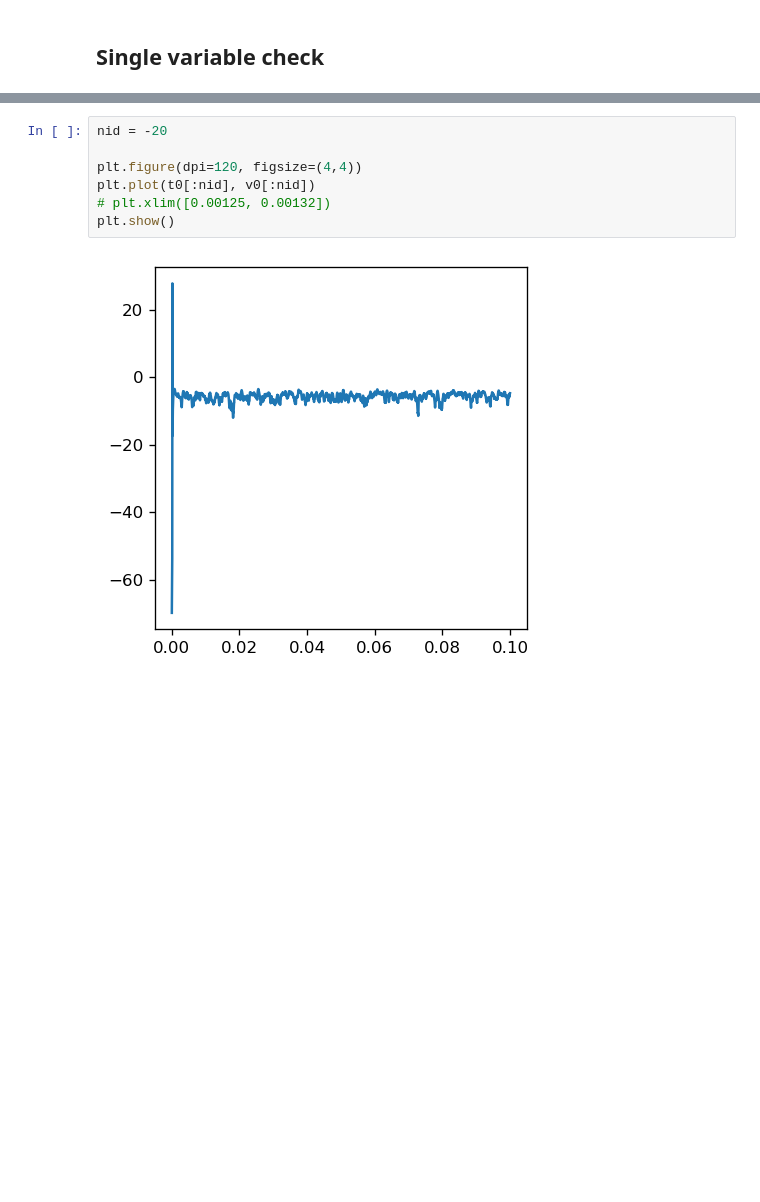
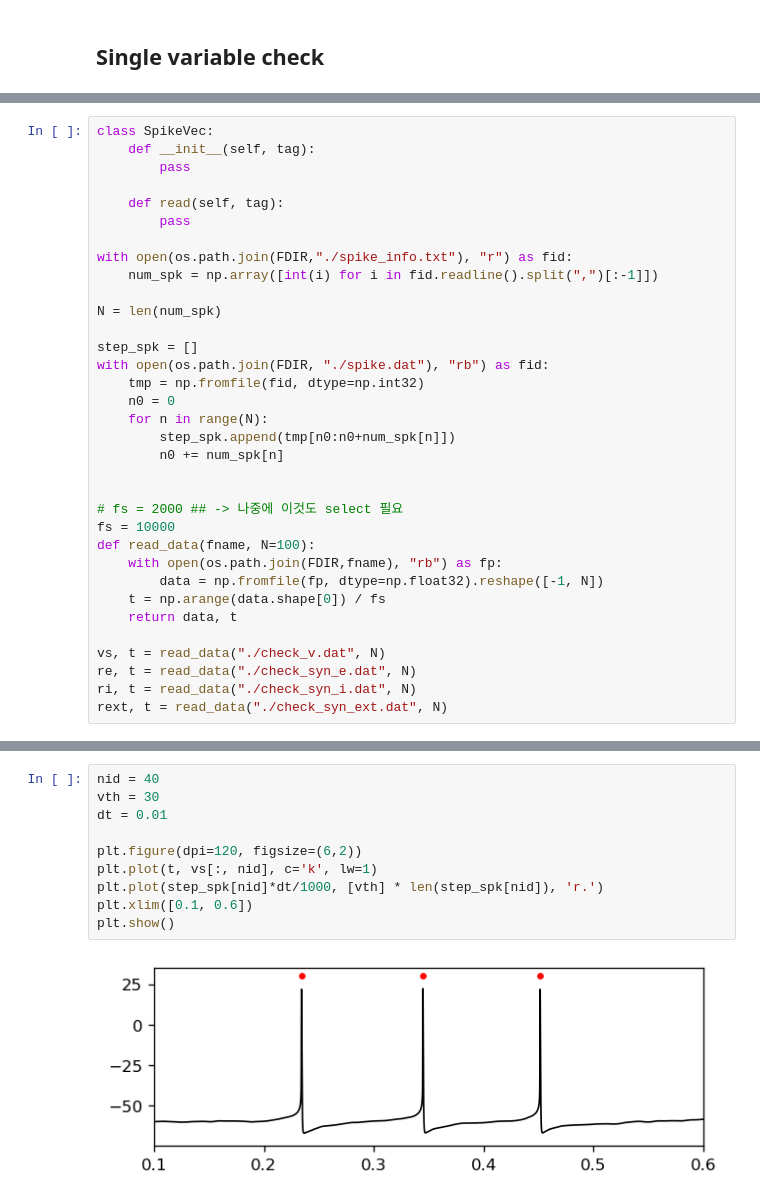
Before and after one commit to jyKim-97/hh_neuralnet, a Jupyter notebook: ei_wb_pop/view.ipynb, the cells around one changed output, grey strips where cells are left out. Cells and saved outputs as stored; diff of their text form; blank space fills up the shorter version.

```diff
--- a/ei_wb_pop/view.ipynb
+++ b/ei_wb_pop/view.ipynb
@@ -95,0 +552,34 @@ plt.plot(ic)
+# %%
+class SpikeVec:
+    def __init__(self, tag):
+        pass
+
+    def read(self, tag):
+        pass
+
+with open(os.path.join(FDIR,"./spike_info.txt"), "r") as fid:
+    num_spk = np.array([int(i) for i in fid.readline().split(",")[:-1]])
+
+N = len(num_spk)
+
+step_spk = []
+with open(os.path.join(FDIR, "./spike.dat"), "rb") as fid:
+    tmp = np.fromfile(fid, dtype=np.int32)
+    n0 = 0
+    for n in range(N):
+        step_spk.append(tmp[n0:n0+num_spk[n]])
+        n0 += num_spk[n]
+
+
+# fs = 2000 ## -> 나중에 이것도 select 필요
+fs = 10000
+def read_data(fname, N=100):
+    with open(os.path.join(FDIR,fname), "rb") as fp:
+        data = np.fromfile(fp, dtype=np.float32).reshape([-1, N])
+    t = np.arange(data.shape[0]) / fs
+    return data, t
+
+vs, t = read_data("./check_v.dat", N)
+re, t = read_data("./check_syn_e.dat", N)
+ri, t = read_data("./check_syn_i.dat", N)
+rext, t = read_data("./check_syn_ext.dat", N)
@@ -96,9 +613,12 @@ plt.plot(ic)
 # %%
-nid = -20
+nid = 40
+vth = 30
+dt = 0.01
 
-plt.figure(dpi=120, figsize=(4,4))
-plt.plot(t0[:nid], v0[:nid])
-# plt.xlim([0.00125, 0.00132])
+plt.figure(dpi=120, figsize=(6,2))
+plt.plot(t, vs[:, nid], c='k', lw=1)
+plt.plot(step_spk[nid]*dt/1000, [vth] * len(step_spk[nid]), 'r.')
+plt.xlim([0.1, 0.6])
 plt.show()
 # %% [output]
-[figure, old version]
+[figure, new version]
```
Also changed, not shown: parts of 71 cells of this notebook.
